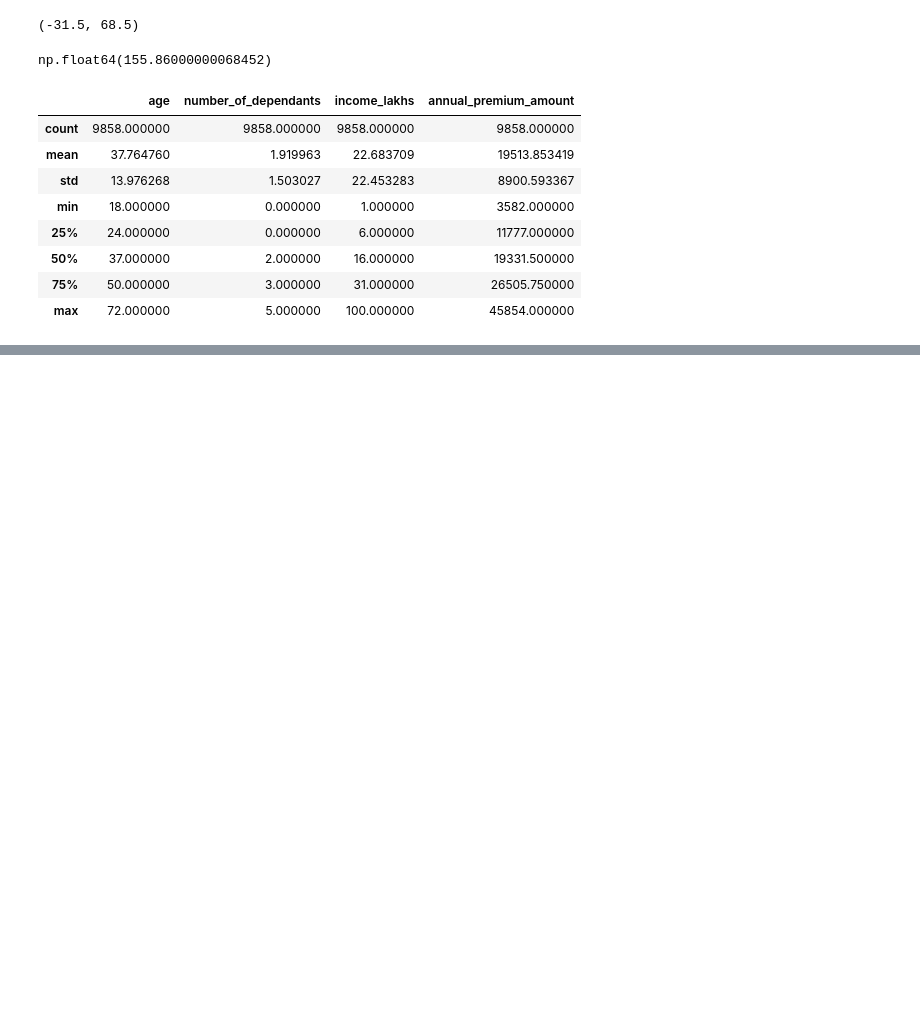
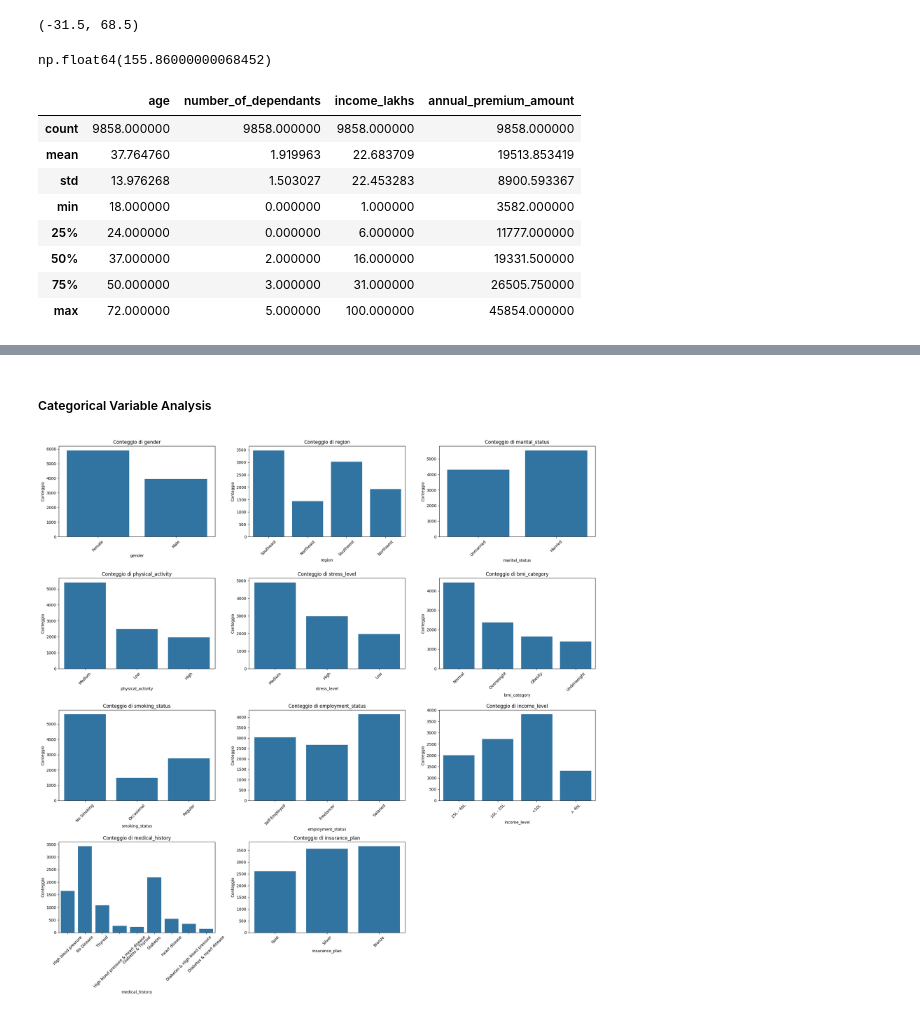
Before and after one commit to gianlucapes/health_care_premium, a Jupyter notebook: notebook/ml_premium_life_style.ipynb, the cells around one changed output, grey strips where cells are left out. Saved outputs shown, nothing was run; the diff lists cells and outputs as text; code cells hidden in the pictures; blank space fills up the shorter version.

```diff
--- a/notebook/ml_premium_life_style.ipynb
+++ b/notebook/ml_premium_life_style.ipynb
@@ -183,0 +219,30 @@ df_copy.describe()
+# %% [markdown]
+##### Categorical Variable Analysis
+# %%
+# Assicurati che 'categorical_columns' contenga i nomi delle tue colonne categoriche
+categorical_columns = df_copy.select_dtypes(include='object').columns # Verifica che selezioni le colonne corrette
+num_cols = len(categorical_columns)
+
+# Calcola il numero di righe e colonne per la griglia di subplot
+num_rows = (num_cols + 2) // 3
+num_cols_per_row = min(num_cols, 3)
+
+fig, axes = plt.subplots(nrows=num_rows, ncols=num_cols_per_row, figsize=(20, 5 * num_rows))
+axes = axes.flatten()
+
+for i, column in enumerate(categorical_columns):
+    sns.countplot(x=df_copy[column], ax=axes[i])
+    axes[i].set_title(f'Conteggio di {column}')
+    axes[i].set_xlabel(column)
+    axes[i].set_ylabel('Conteggio')
+    axes[i].tick_params(axis='x', rotation=45)
+
+# Rimuovi i subplot non utilizzati
+if num_cols < num_rows * num_cols_per_row:
+    for j in range(num_cols, num_rows * num_cols_per_row):
+        fig.delaxes(axes[j])
+
+plt.tight_layout()
+plt.show()
+# %% [output]
+[figure, added]
```
Also changed, not shown: parts of 21 cells of this notebook, 2 other files.
